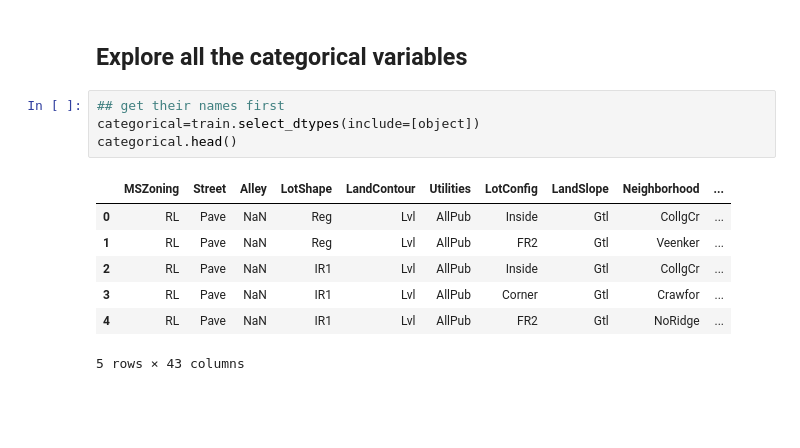
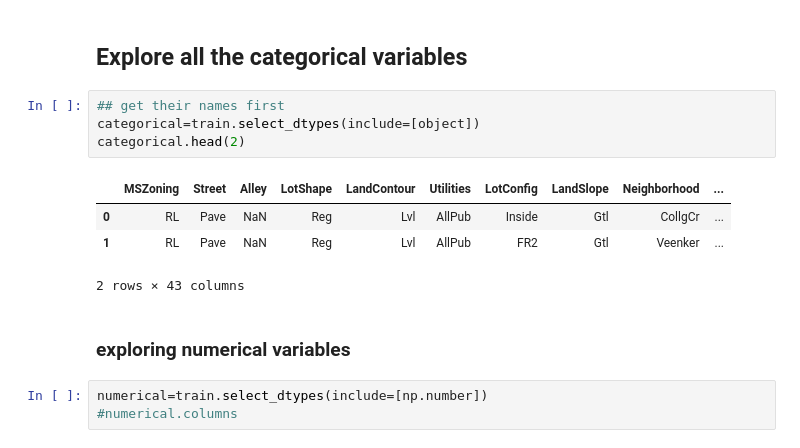
Before and after one commit to memmar1/Machine-Learning, a Jupyter notebook: Machine_Learning/02. week2_Project/House_pricing_project/Untitled.ipynb, the cells around one changed output. Drawn from its saved outputs; the diff is of its cells as text; blank space fills up the shorter version.

```diff
--- a/Machine_Learning/02. week2_Project/House_pricing_project/Untitled.ipynb
+++ b/Machine_Learning/02. week2_Project/House_pricing_project/Untitled.ipynb
@@ -83,12 +90,14 @@ Missing values in MiscFeature: 1406
 # %%
 ## get their names first
 categorical=train.select_dtypes(include=[object])
-categorical.head()
+categorical.head(2)
 # %% [output]
 |  | MSZoning | Street | Alley | LotShape | LandContour | Utilities | LotConfig | LandSlope | Neighborhood | ... |
 | 0 | RL | Pave | NaN | Reg | Lvl | AllPub | Inside | Gtl | CollgCr | ... |
 | 1 | RL | Pave | NaN | Reg | Lvl | AllPub | FR2 | Gtl | Veenker | ... |
-| 2 | RL | Pave | NaN | IR1 | Lvl | AllPub | Inside | Gtl | CollgCr | ... |
-| 3 | RL | Pave | NaN | IR1 | Lvl | AllPub | Corner | Gtl | Crawfor | ... |
-| 4 | RL | Pave | NaN | IR1 | Lvl | AllPub | FR2 | Gtl | NoRidge | ... |
-5 rows × 43 columns
+2 rows × 43 columns
+# %% [markdown]
+### exploring numerical variables
+# %%
+numerical=train.select_dtypes(include=[np.number])
+#numerical.columns
```
Also changed, not shown: parts of 2 cells of this notebook.
